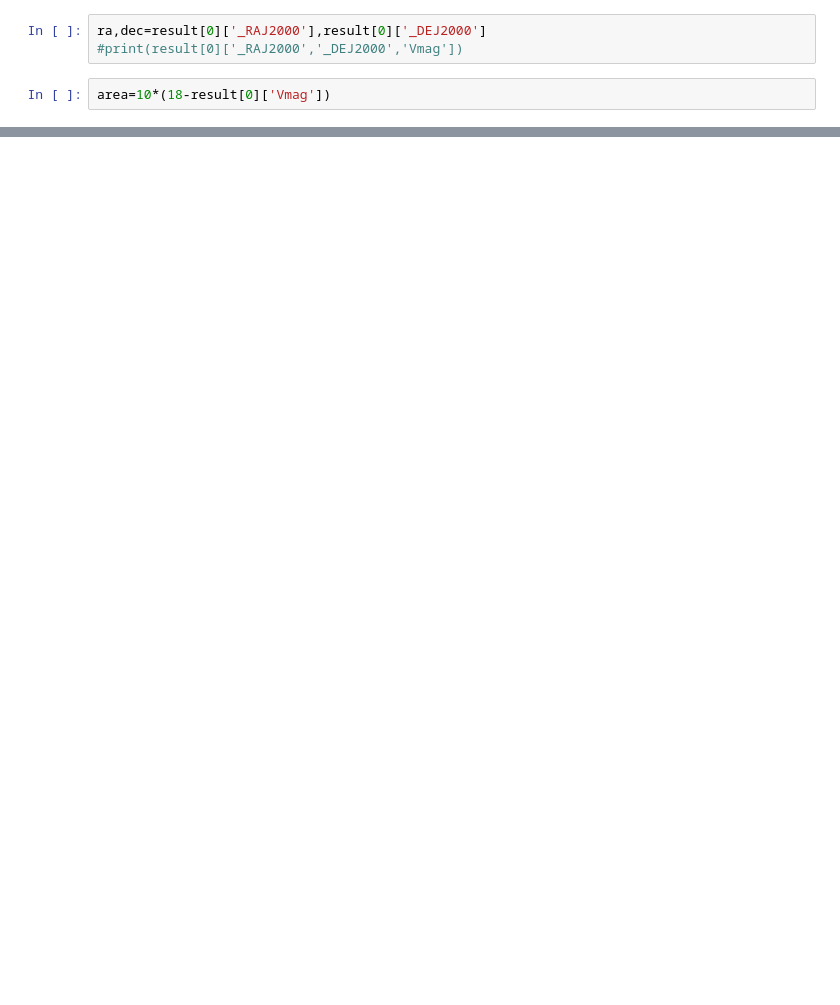
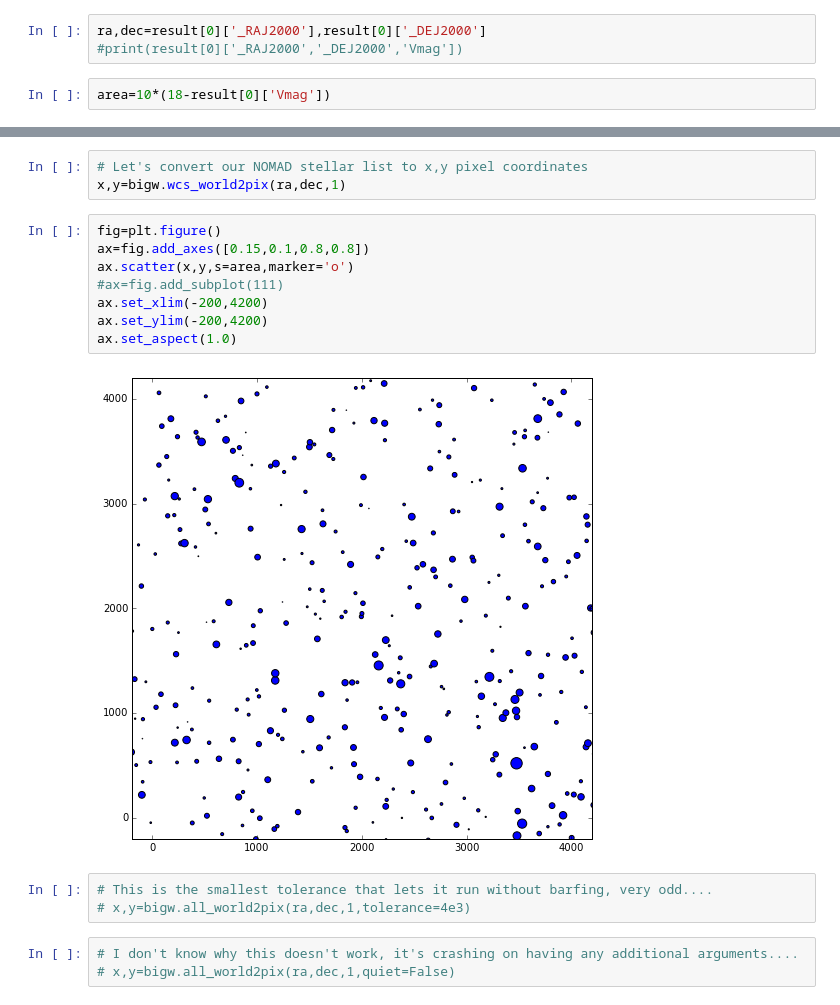
Before and after one commit to lmoustakas/lcolens, a Jupyter notebook: python/he0435hackday.ipynb, the cells around one changed output, grey strips where cells are left out. Saved outputs shown, nothing was run; the diff lists cells and outputs as text; blank space fills up the shorter version.

```diff
--- a/python/he0435hackday.ipynb
+++ b/python/he0435hackday.ipynb
@@ -63,0 +62,19 @@ TypeError: Unexpected keyword argument 'quiet'
+# %%
+# Let's convert our NOMAD stellar list to x,y pixel coordinates
+x,y=bigw.wcs_world2pix(ra,dec,1)
+# %%
+fig=plt.figure()
+ax=fig.add_axes([0.15,0.1,0.8,0.8])
+ax.scatter(x,y,s=area,marker='o')
+#ax=fig.add_subplot(111)
+ax.set_xlim(-200,4200)
+ax.set_ylim(-200,4200)
+ax.set_aspect(1.0)
+# %% [output]
+[figure, added]
+# %%
+# This is the smallest tolerance that lets it run without barfing, very odd....
+# x,y=bigw.all_world2pix(ra,dec,1,tolerance=4e3)
+# %%
+# I don't know why this doesn't work, it's crashing on having any additional arguments....
+# x,y=bigw.all_world2pix(ra,dec,1,quiet=False)
```
Also changed, not shown: parts of 12 cells of this notebook.
